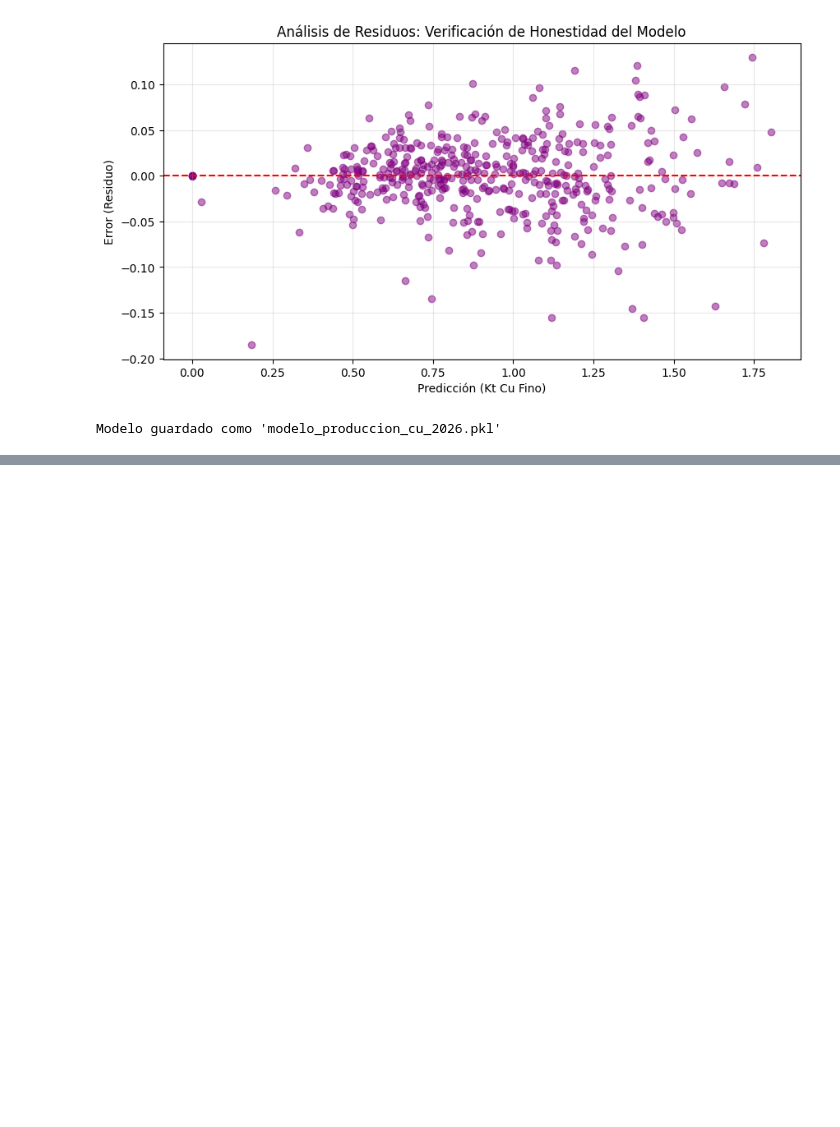
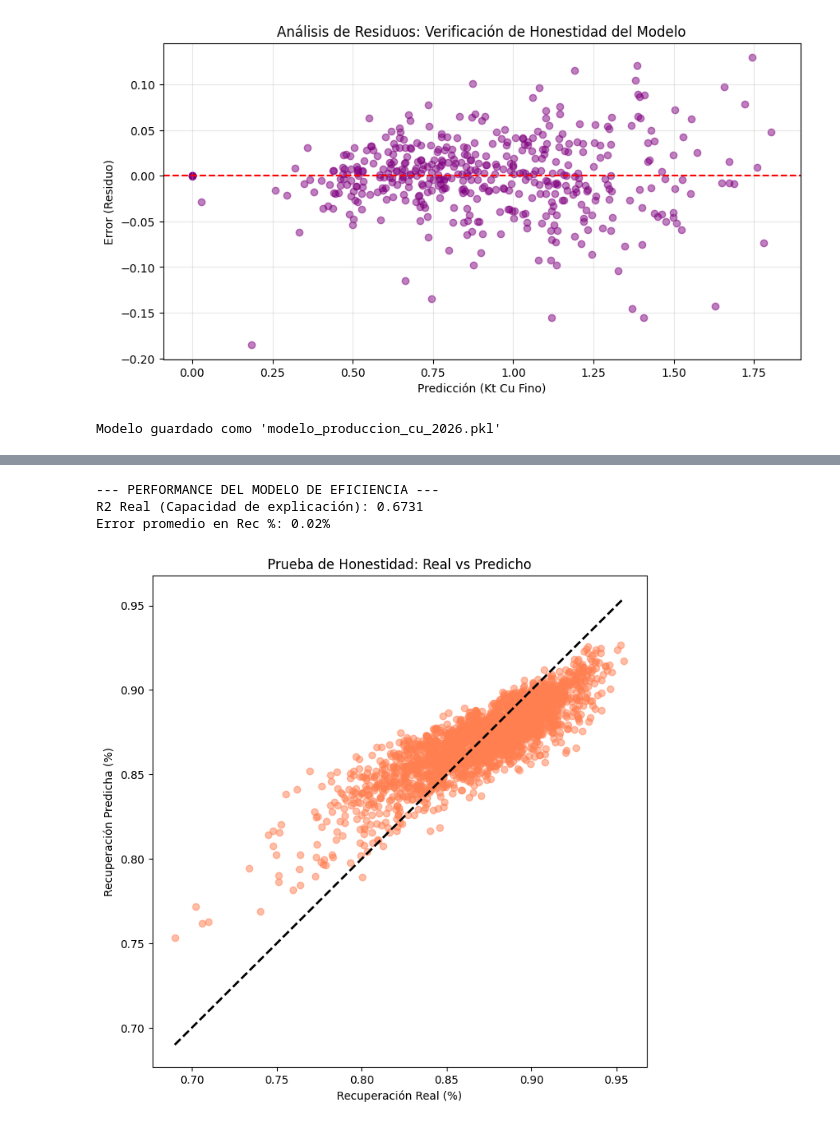
Before and after one commit to raultyv/Machine_learning, a Jupyter notebook: Modelo_Cu_MLB.ipynb, the cells around one changed output, grey strips where cells are left out. Saved outputs shown, nothing was run; the diff lists cells and outputs as text; code cells hidden in the pictures; blank space fills up the shorter version.

```diff
--- a/Modelo_Cu_MLB.ipynb
+++ b/Modelo_Cu_MLB.ipynb
@@ -398,0 +480,27 @@ Archivo 'RESULTADO_FINAL.csv' generado en la carpeta de la izquierda.
+# %%
+from sklearn.metrics import r2_score, mean_absolute_error
+
+# Predicción en el set de datos real (solo días operativos)
+df_pro['Rec_Predicha'] = rf_eficiencia.predict(X_ef)
+
+# Métricas de honestidad
+r2_real = r2_score(df_pro['Rec_Pct'], df_pro['Rec_Predicha'])
+mae_real = mean_absolute_error(df_pro['Rec_Pct'], df_pro['Rec_Predicha'])
+
+print(f"--- PERFORMANCE DEL MODELO DE EFICIENCIA ---")
+print(f"R2 Real (Capacidad de explicación): {r2_real:.4f}")
+print(f"Error promedio en Rec %: {mae_real:.2f}%")
+
+# Gráfico de Verdad: Real vs Predicho
+plt.figure(figsize=(8,8))
+plt.scatter(df_pro['Rec_Pct'], df_pro['Rec_Predicha'], alpha=0.5, color='coral')
+plt.plot([y_ef.min(), y_ef.max()], [y_ef.min(), y_ef.max()], 'k--', lw=2)
+plt.xlabel('Recuperación Real (%)')
+plt.ylabel('Recuperación Predicha (%)')
+plt.title('Prueba de Honestidad: Real vs Predicho')
+plt.show()
+# %% [output]
+--- PERFORMANCE DEL MODELO DE EFICIENCIA ---
+R2 Real (Capacidad de explicación): 0.6731
+Error promedio en Rec %: 0.02%
+[figure, added]
```
Also changed, not shown: parts of 14 cells of this notebook.
